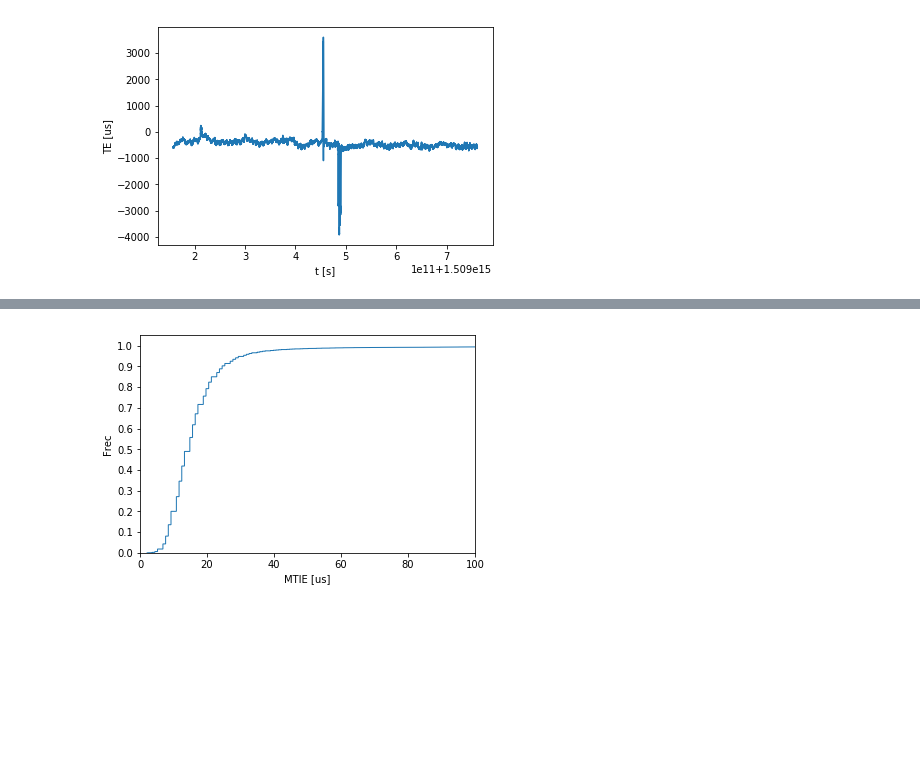
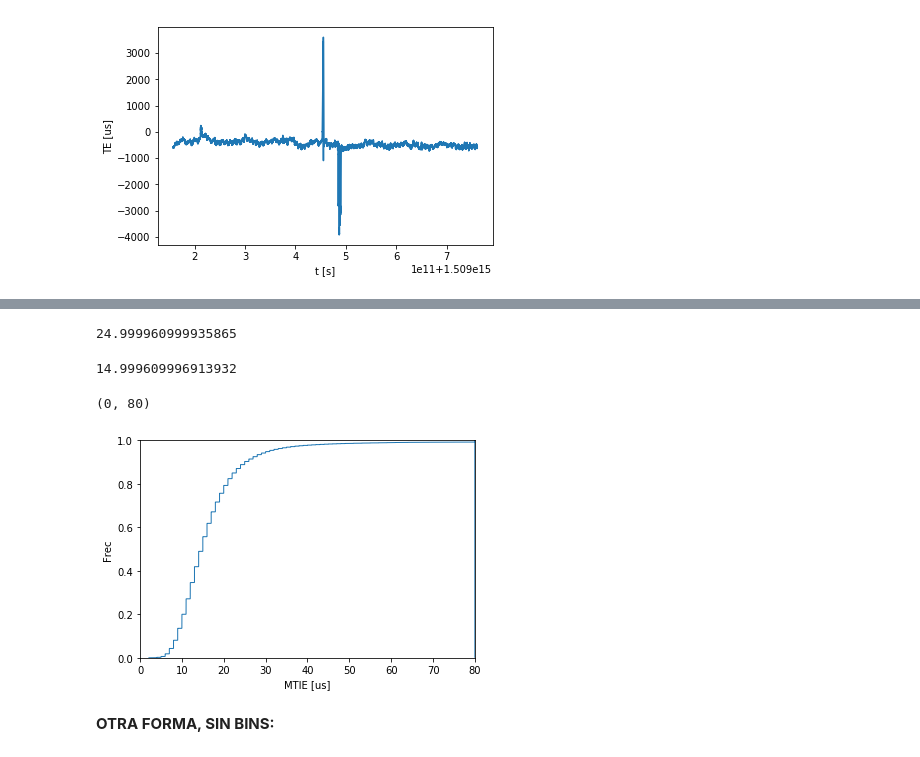
Before and after one commit to TallerIII-SIC/taller3-sic, a Jupyter notebook: src/mtie.ipynb, the cells around one changed output, grey strips where cells are left out. Cells and saved outputs as stored; diff of their text form; code cells hidden in the pictures; blank space fills up the shorter version.

```diff
--- a/src/mtie.ipynb
+++ b/src/mtie.ipynb
@@ -55,0 +64,4 @@ plt.ylabel('TIE [us]');
+# %%
+threshold = 80
+# %%
+mtie = np.clip(mtie,0,threshold)
@@ -56,8 +74,20 @@ plt.ylabel('TIE [us]');
+# %%
+perc = np.percentile(mtie, 90)
+perc
+# %% [output]
+24.999960999935865
+# %%
+np.median(mtie)
+# %% [output]
+14.999609996913932
 # %%
 plt.hist(mtie, bins=5000, density=True, cumulative=True, histtype='step')
 plt.xlabel('MTIE [us]')
 plt.ylabel('Frec')
-plt.xlim([0, 100])
-plt.yticks([0.1*i for i in range(11)]);
+plt.ylim([0,1])
+plt.xlim([0, threshold])
 # %% [output]
+(0, 80)
-[figure, old version]
+[figure, new version]
+# %% [markdown]
+__OTRA FORMA, SIN BINS:__
```
Also changed, not shown: parts of 27 cells of this notebook, 3 other files.
